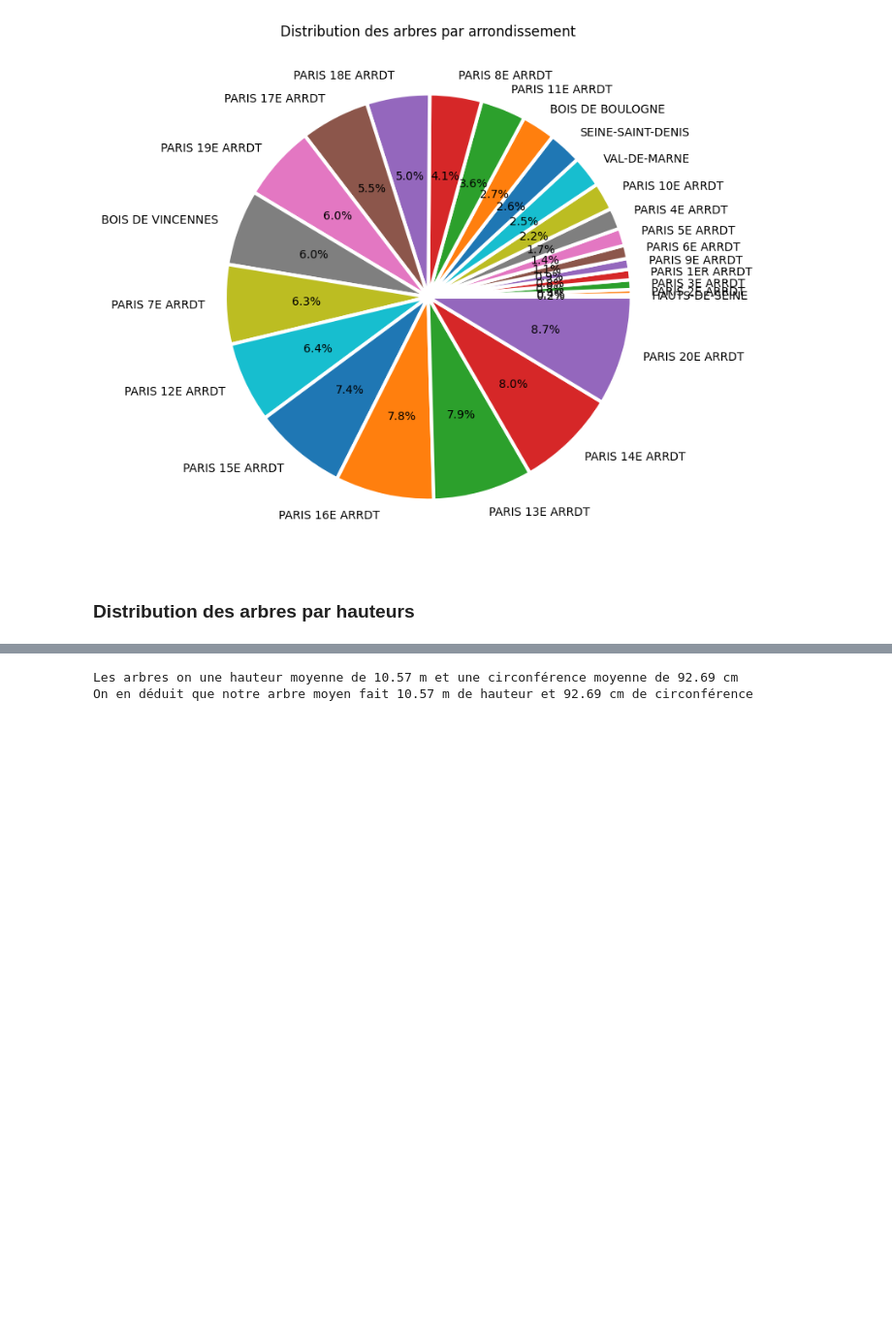
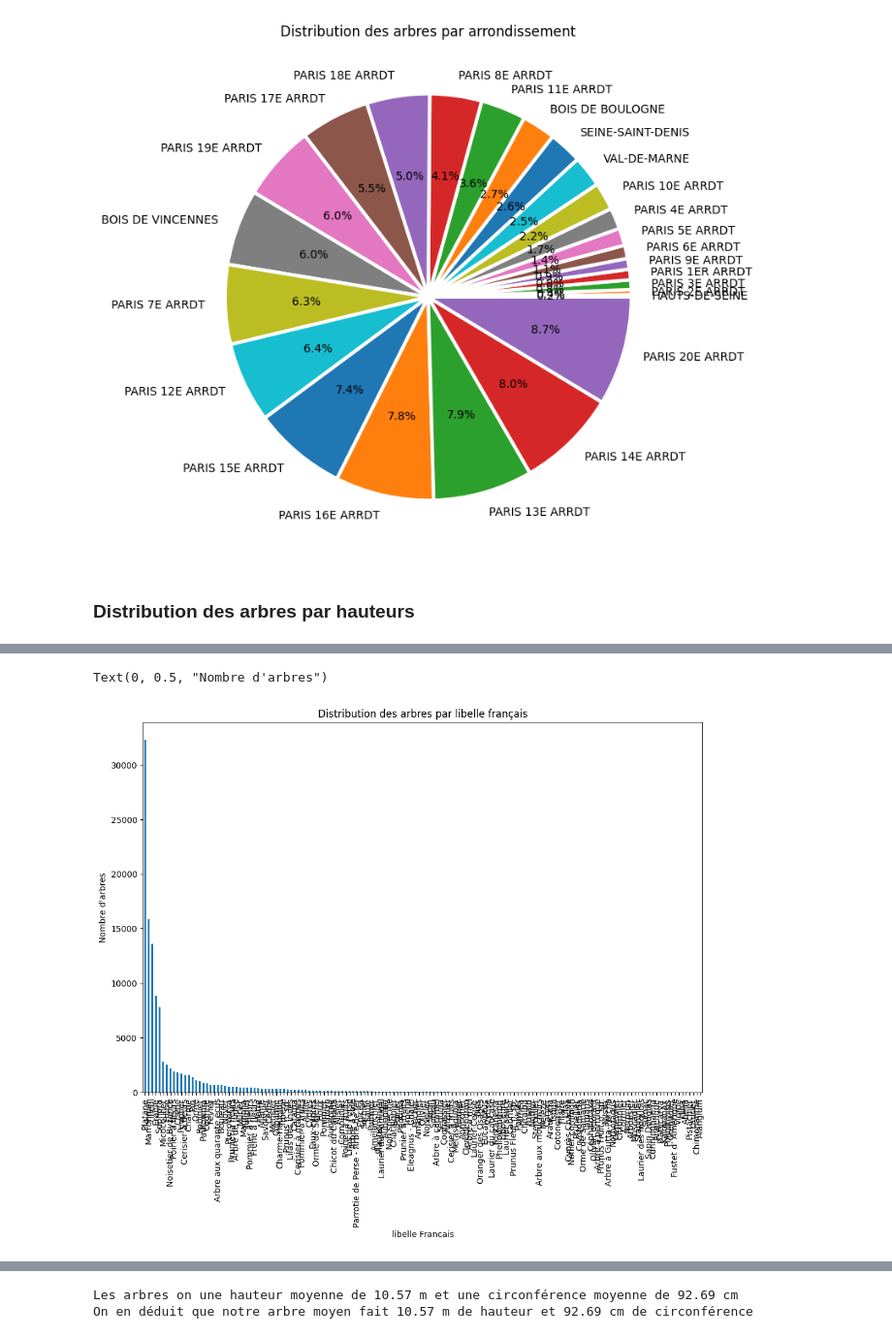
Before and after one commit to Belin27000/P2SmartCity, a Jupyter notebook: P2Tree.ipynb, the cells around one changed output, grey strips where cells are left out. Shown at 97% size. Cells and saved outputs as stored; diff of their text form; code cells hidden in the pictures; blank space fills up the shorter version.

```diff
--- a/P2Tree.ipynb
+++ b/P2Tree.ipynb
@@ -494,0 +499,11 @@ Text(0, 0.5, "Nombre d'arbres")
+# %%
+libelle_francais_counts=data['libelle_francais'].value_counts()
+# %%
+plt.figure(figsize=(12,8))
+libelle_francais_counts.plot(kind='bar')
+plt.title('Distribution des arbres par libelle français')
+plt.xlabel('libelle Francais')
+plt.ylabel('Nombre d\'arbres')
+# %% [output]
+Text(0, 0.5, "Nombre d'arbres")
+[figure, added]
```
Also changed, not shown: parts of 10 cells of this notebook.
